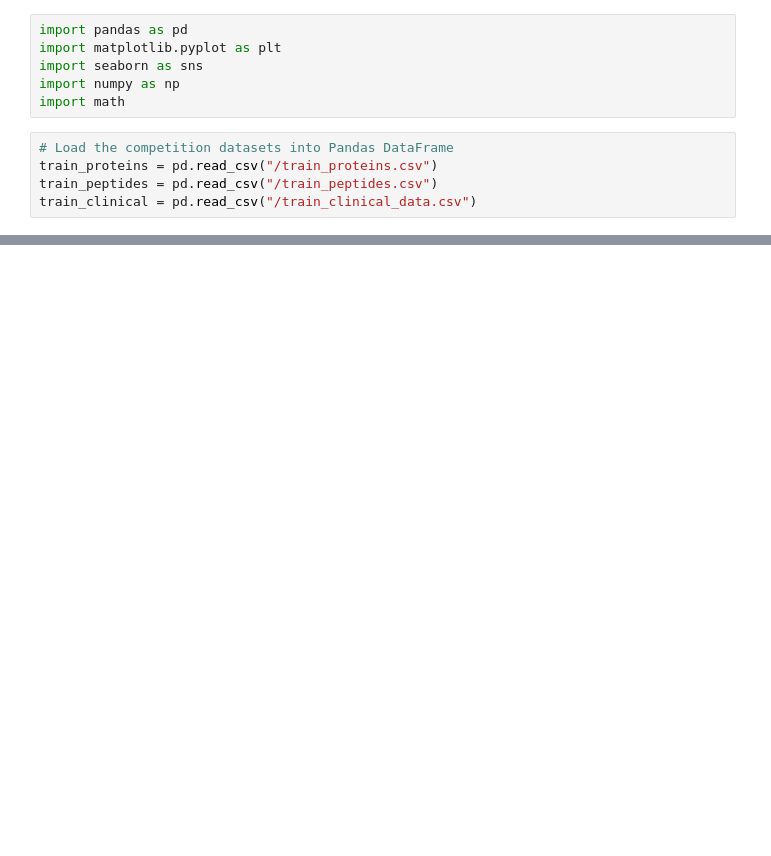
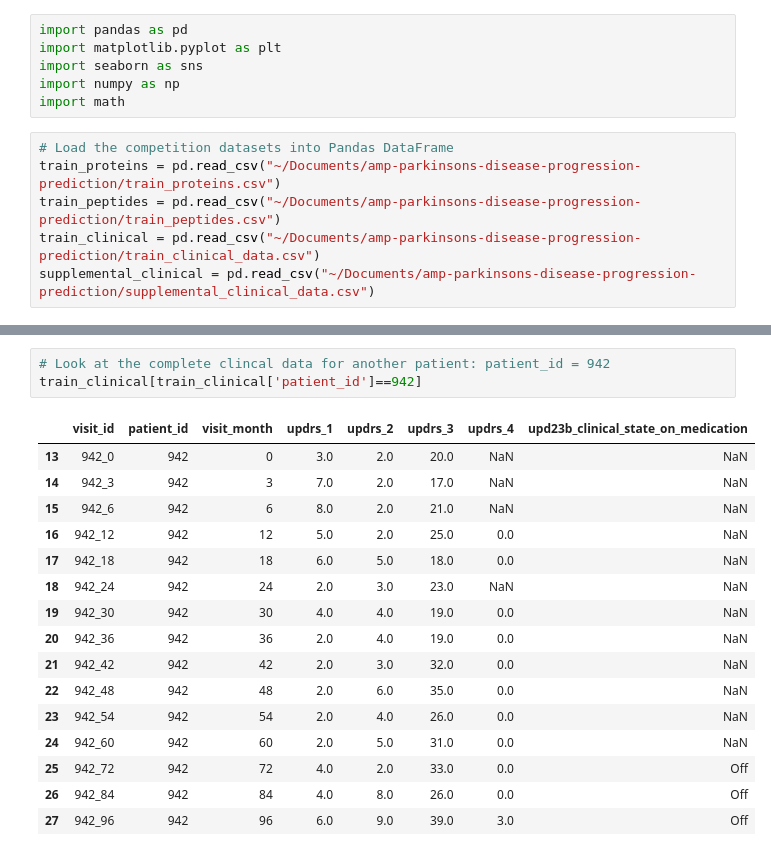
Before and after one commit to fan-yang-md/parkinsons_disease_progression_prediction, a Jupyter notebook: parkinson1.ipynb, the cells around one changed output, grey strips where cells are left out. Saved outputs shown, nothing was run; the diff lists cells and outputs as text; blank space fills up the shorter version.

Commit message:
parkinsons disease prediction

```diff
--- a/parkinson1.ipynb
+++ b/parkinson1.ipynb
@@ -6,6 +6,7 @@ import numpy as np
 import math
 # %%
 # Load the competition datasets into Pandas DataFrame
-train_proteins = pd.read_csv("/train_proteins.csv")
-train_peptides = pd.read_csv("/train_peptides.csv")
-train_clinical = pd.read_csv("/train_clinical_data.csv")
+train_proteins = pd.read_csv("~/Documents/amp-parkinsons-disease-progression-prediction/train_proteins.csv")
+train_peptides = pd.read_csv("~/Documents/amp-parkinsons-disease-progression-prediction/train_peptides.csv")
+train_clinical = pd.read_csv("~/Documents/amp-parkinsons-disease-progression-prediction/train_clinical_data.csv")
+supplemental_clinical = pd.read_csv("~/Documents/amp-parkinsons-disease-progression-prediction/supplemental_clinical_data.csv")
@@ -13,0 +122,20 @@ FileNotFoundError: [Errno 2] No such file or directory: '/train_proteins.csv'
+# %%
+# Look at the complete clincal data for another patient: patient_id = 942
+train_clinical[train_clinical['patient_id']==942]
+# %% [output]
+|  | visit_id | patient_id | visit_month | updrs_1 | updrs_2 | updrs_3 | updrs_4 | upd23b_clinical_state_on_medication |
+| 13 | 942_0 | 942 | 0 | 3.0 | 2.0 | 20.0 | NaN | NaN |
+| 14 | 942_3 | 942 | 3 | 7.0 | 2.0 | 17.0 | NaN | NaN |
+| 15 | 942_6 | 942 | 6 | 8.0 | 2.0 | 21.0 | NaN | NaN |
+| 16 | 942_12 | 942 | 12 | 5.0 | 2.0 | 25.0 | 0.0 | NaN |
+| 17 | 942_18 | 942 | 18 | 6.0 | 5.0 | 18.0 | 0.0 | NaN |
+| 18 | 942_24 | 942 | 24 | 2.0 | 3.0 | 23.0 | NaN | NaN |
+| 19 | 942_30 | 942 | 30 | 4.0 | 4.0 | 19.0 | 0.0 | NaN |
+| 20 | 942_36 | 942 | 36 | 2.0 | 4.0 | 19.0 | 0.0 | NaN |
+| 21 | 942_42 | 942 | 42 | 2.0 | 3.0 | 32.0 | 0.0 | NaN |
+| 22 | 942_48 | 942 | 48 | 2.0 | 6.0 | 35.0 | 0.0 | NaN |
+| 23 | 942_54 | 942 | 54 | 2.0 | 4.0 | 26.0 | 0.0 | NaN |
+| 24 | 942_60 | 942 | 60 | 2.0 | 5.0 | 31.0 | 0.0 | NaN |
+| 25 | 942_72 | 942 | 72 | 4.0 | 2.0 | 33.0 | 0.0 | Off |
+| 26 | 942_84 | 942 | 84 | 4.0 | 8.0 | 26.0 | 0.0 | Off |
+| 27 | 942_96 | 942 | 96 | 6.0 | 9.0 | 39.0 | 3.0 | Off |
```
Also changed, not shown: parts of 23 cells of this notebook.
